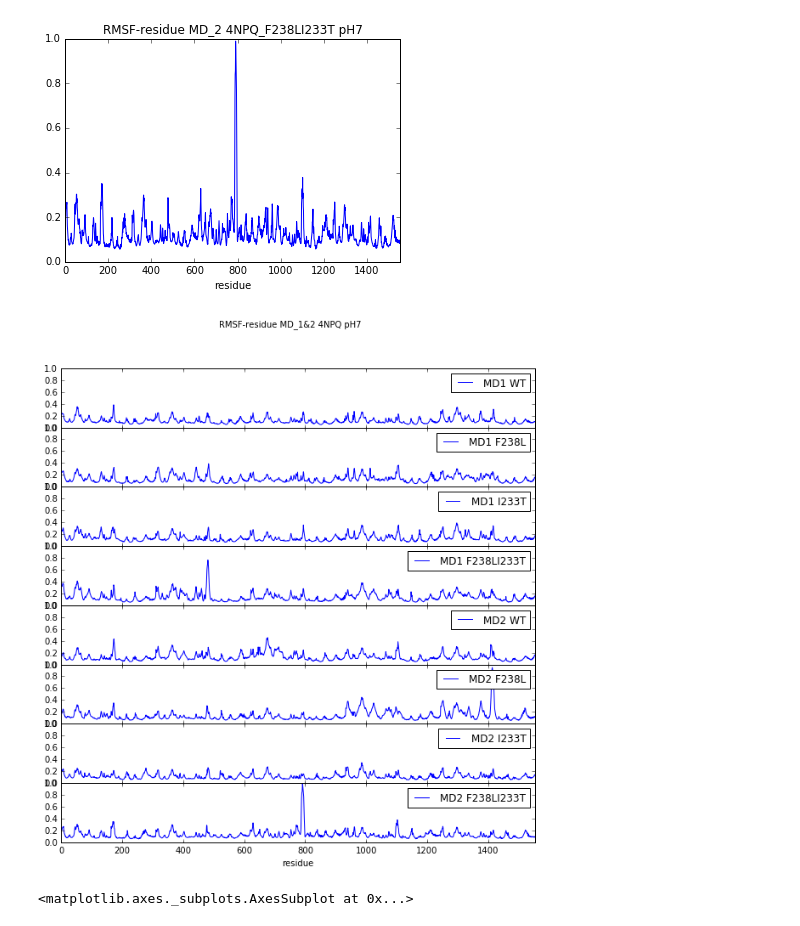
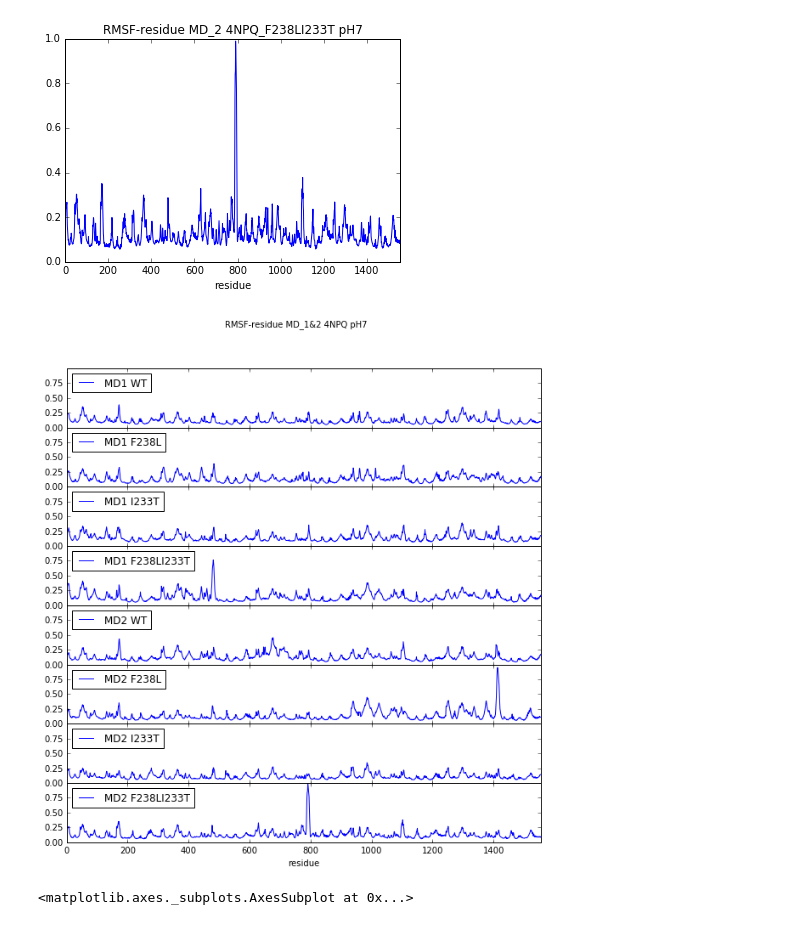
Before and after one commit to chemlove/md_data_analysis, a Jupyter notebook: 4NPQ_PH7_MD_RMSF_mdtraj.ipynb, the cells around one changed output. Drawn from its saved outputs; the diff is of its cells as text; code cells hidden in the pictures.

```diff
--- a/4NPQ_PH7_MD_RMSF_mdtraj.ipynb
+++ b/4NPQ_PH7_MD_RMSF_mdtraj.ipynb
@@ -94,21 +94,22 @@ rmsf_4NPQ_BA1_F238LI233T_md2.plot(x='residue', y='RMSF',legend=False,title="RMSF
 # %%
 fig, axes = plt.subplots(nrows=8, ncols=1,sharex=True,figsize=(10,10))
 fig.subplots_adjust(hspace=0)
 rmsf_4NPQ_BA1_md1.plot(x='residue', y='RMSF',ax=axes[0])
 rmsf_4NPQ_BA1_F238L_md1.plot(x='residue', y='RMSF',ax=axes[1])
 rmsf_4NPQ_BA1_I233T_md1.plot(x='residue', y='RMSF',ax=axes[2])
 rmsf_4NPQ_BA1_F238LI233T_md1.plot(x='residue', y='RMSF',ax=axes[3])
 rmsf_4NPQ_BA1_md2.plot(x='residue', y='RMSF',ax=axes[4])
 rmsf_4NPQ_BA1_F238L_md2.plot(x='residue', y='RMSF',ax=axes[5])
 rmsf_4NPQ_BA1_I233T_md2.plot(x='residue', y='RMSF',ax=axes[6])
 rmsf_4NPQ_BA1_F238LI233T_md2.plot(x='residue', y='RMSF',ax=axes[7])
 fig.suptitle("RMSF-residue MD_1&2 4NPQ pH7")
 axeslegend = ['MD1 WT',"MD1 F238L","MD1 I233T","MD1 F238LI233T","MD2 WT","MD2 F238L","MD2 I233T","MD2 F238LI233T"]
 for i in range (0,8):
     axes[i].set_ylim(0,1)
-    axes[i].legend([axeslegend[i]])
+    axes[i].set_yticks([0,0.25,0.5,0.75])
+    axes[i].legend([axeslegend[i]],loc=2)
 # %% [output]
-[figure, old version]
+[figure, new version]
 # %%
 def rmsf_time_dataframe(traj_name, rep):
     if (rep == "1"):
```
Also changed, not shown: parts of 1 cell of this notebook, 1 other file.
